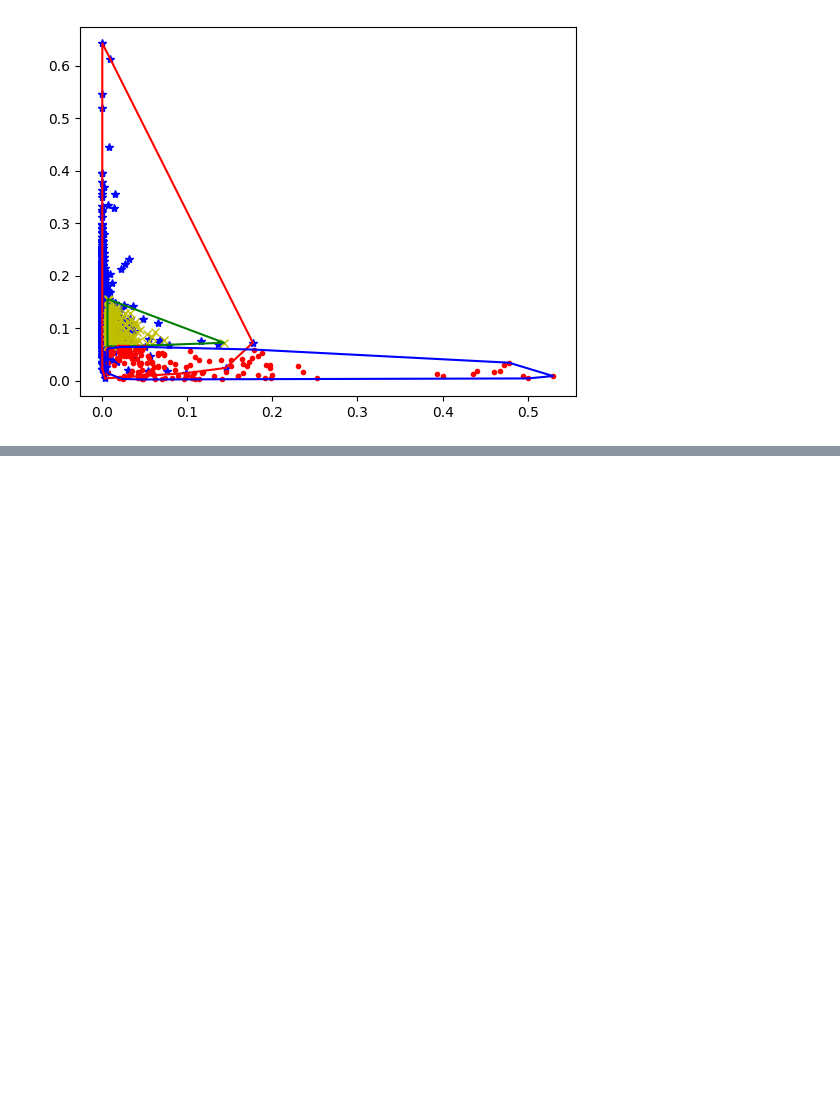
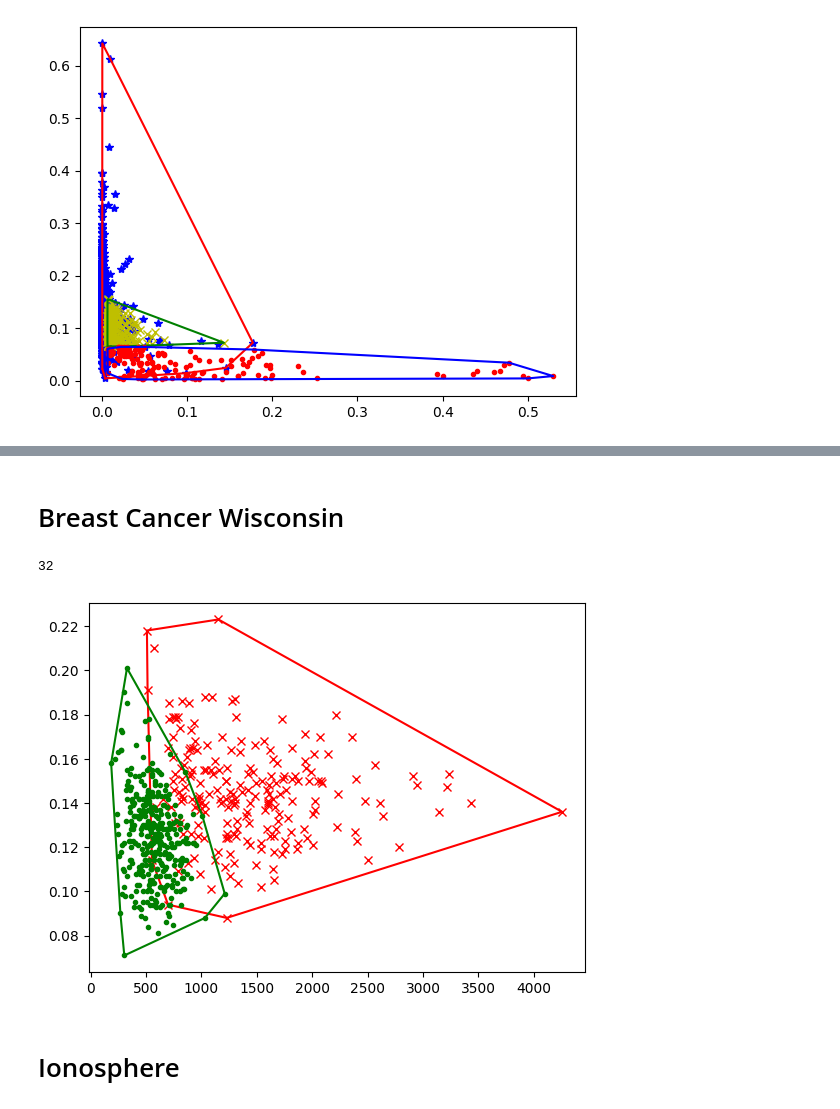
Before and after one commit to Gcastelo01/TP1_Alg2, a Jupyter notebook: TP1_Classificador.ipynb, the cells around one changed output, grey strips where cells are left out. Drawn from its saved outputs; the diff is of its cells as text; code cells hidden in the pictures; blank space fills up the shorter version.

```diff
--- a/TP1_Classificador.ipynb
+++ b/TP1_Classificador.ipynb
@@ -572,0 +582,21 @@ IndexError: list index out of range
+# %% [markdown]
+# Breast Cancer Wisconsin
+# %%
+cancer = pd.read_csv('./data/wdbc.csv', delimiter=',')
+
+aType = cancer[cancer['Class'] == 'M'][['Area3', 'Smoothness3']]
+bType = cancer[cancer['Class'] == 'B'][['Area3', 'Smoothness3']]
+
+fig, ax = plt.subplots()
+a = 1
+b = 2
+
+plotClass(aType, ax, dotType='rx', envType='r-', compareCol1=a, compareCol2=b)
+plotClass(bType, ax, dotType='g.', envType='g-', compareCol1=a, compareCol2=b)
+
+plt.show()
+# %% [output]
+32
+[figure, added]
+# %% [markdown]
+# Ionosphere
```
Also changed, not shown: parts of 9 cells of this notebook, 4 other files.
